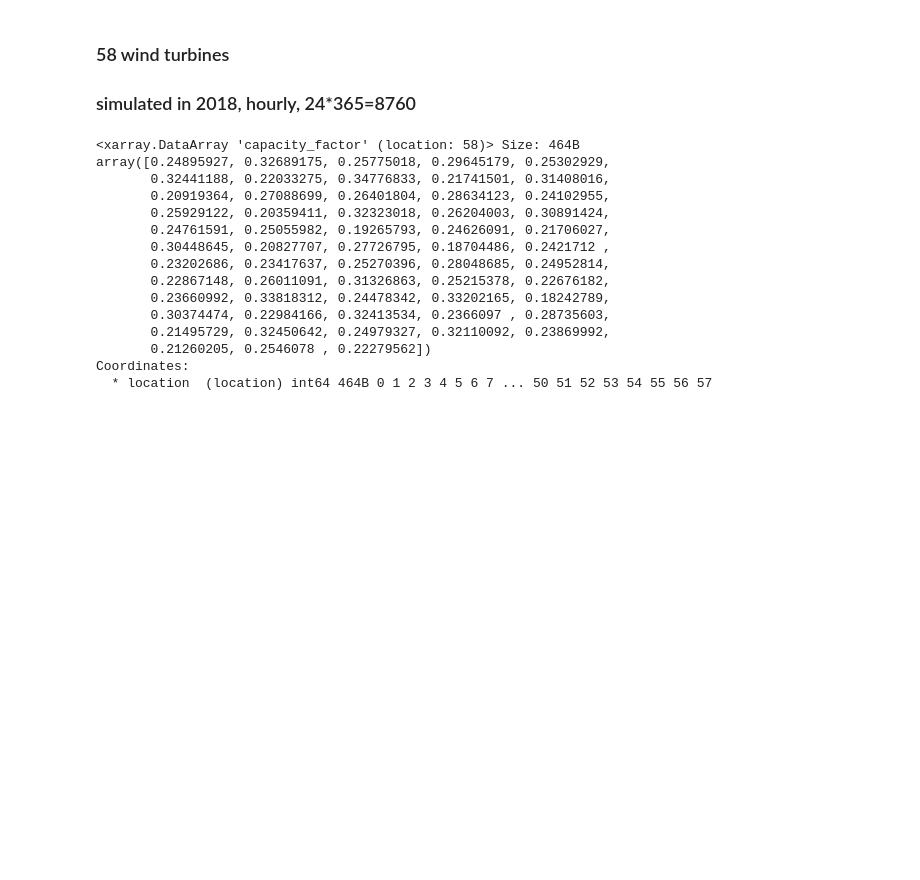
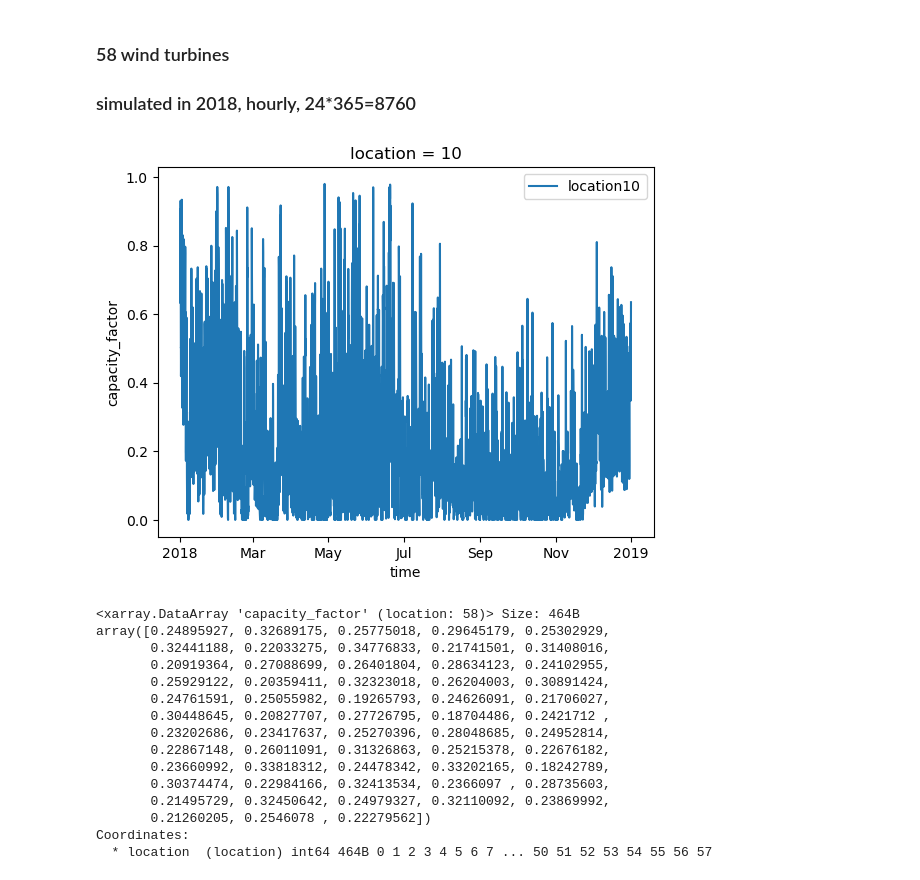
Before and after one commit to chrisjwin/IMP_EGH_ICE2, a Jupyter notebook: student_files/exercises/Unit_05_RenewableEnergySimulationsRESKit/SubTask_1_RESKit_wind_simulation.ipynb, the cells around one changed output. Saved outputs shown, nothing was run; the diff lists cells and outputs as text; code cells hidden in the pictures; blank space fills up the shorter version.

```diff
--- a/student_files/exercises/Unit_05_RenewableEnergySimulationsRESKit/SubTask_1_RESKit_wind_simulation.ipynb
+++ b/student_files/exercises/Unit_05_RenewableEnergySimulationsRESKit/SubTask_1_RESKit_wind_simulation.ipynb
@@ -92,6 +112,17 @@ Data variables: (12/14)
 # %% [markdown]
 ### 58 wind turbines
 ### simulated in 2018, hourly, 24*365=8760
+# %%
+# explore time series for variables:
+# 'capacity_factor', 'boundary_layer_height', 'elevated_wind_speed', 'roughness', 'surface_air_temperature', 'surface_pressure'
+# select some random wind placements
+gen['capacity_factor'].isel(location=10).plot(label='location10')
+# gen['boundary_layer_height'].isel(location=50).plot(label='location15')
+# plt.xlim(pd.Timestamp("2018-03-03"), pd.Timestamp("2018-03-08"))
+plt.legend()
+plt.show()
+# %% [output]
+[figure, added]
 # %%
 # yearly mean capacity factor
 mean_cf = gen['capacity_factor'].mean(axis=0)
```
Also changed, not shown: parts of 4 cells of this notebook.
